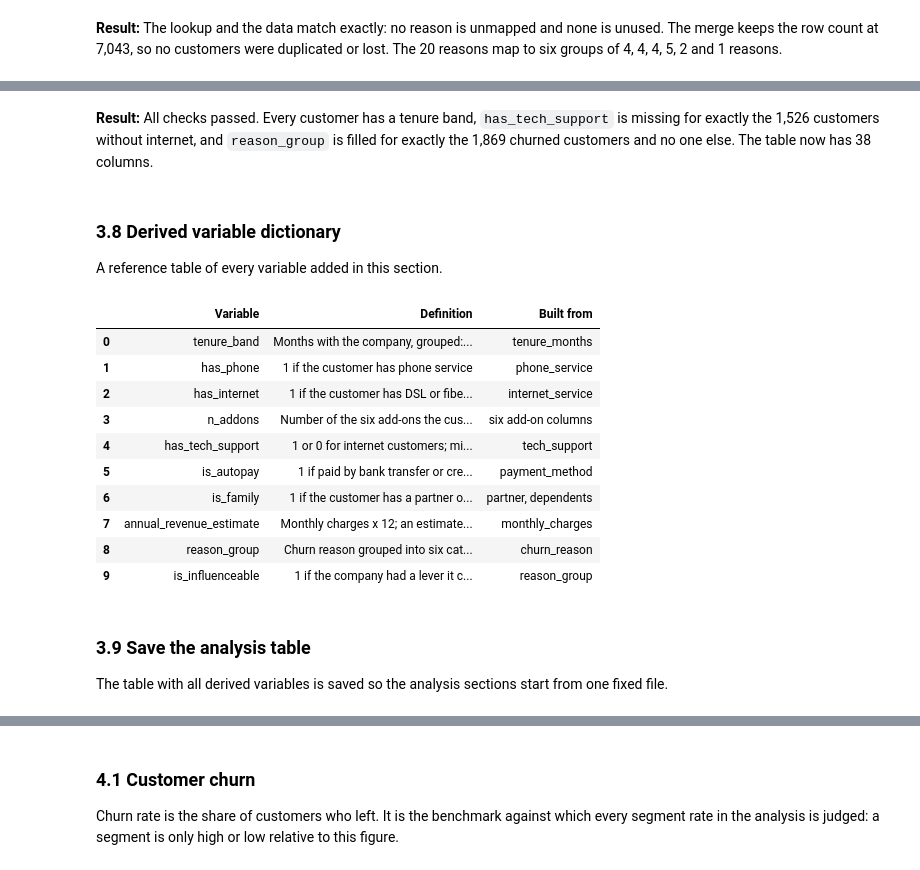
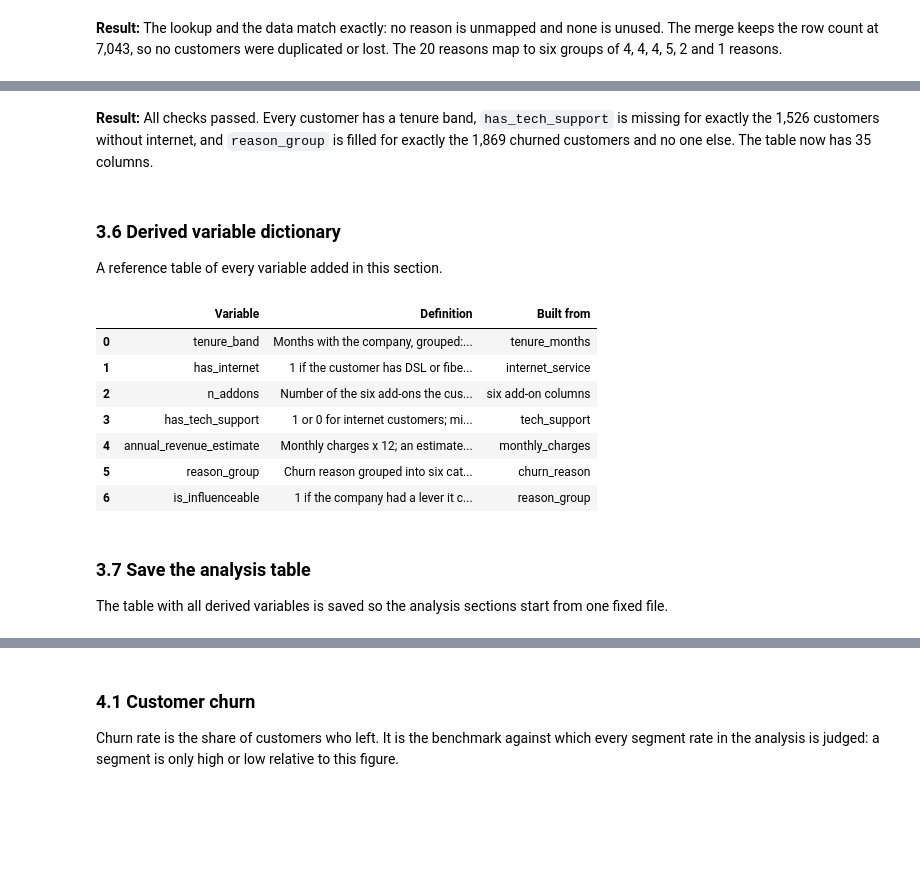
Before and after one commit to FatihaOkesola/telco-churn-revenue-analysis, a Jupyter notebook: Telco_churn.ipynb, the cells around one changed output, grey strips where cells are left out. Cells and saved outputs as stored; diff of their text form; code cells hidden in the pictures; blank space fills up the shorter version.

```diff
--- a/Telco_churn.ipynb
+++ b/Telco_churn.ipynb
@@ -697,37 +728,31 @@ All checks passed. (7043, 38)
 # %% [markdown]
-**Result:** All checks passed. Every customer has a tenure band, `has_tech_support` is missing for exactly the 1,526 customers without internet, and `reason_group` is filled for exactly the 1,869 churned customers and no one else. The table now has 38 columns.
+**Result:** All checks passed. Every customer has a tenure band, `has_tech_support` is missing for exactly the 1,526 customers without internet, and `reason_group` is filled for exactly the 1,869 churned customers and no one else. The table now has 35 columns.
 # %% [markdown]
-### 3.8 Derived variable dictionary
+### 3.6 Derived variable dictionary
 
 A reference table of every variable added in this section.
 # %%
 derived_dictionary = pd.DataFrame([
     ["tenure_band", "Months with the company, grouped: 0-12, 13-24, 25-48, 49-72", "tenure_months"],
-    ["has_phone", "1 if the customer has phone service", "phone_service"],
     ["has_internet", "1 if the customer has DSL or fiber internet", "internet_service"],
     ["n_addons", "Number of the six add-ons the customer has (0 to 6)", "six add-on columns"],
     ["has_tech_support", "1 or 0 for internet customers; missing for customers without internet", "tech_support"],
-    ["is_autopay", "1 if paid by bank transfer or credit card automatically", "payment_method"],
-    ["is_family", "1 if the customer has a partner or dependents", "partner, dependents"],
     ["annual_revenue_estimate", "Monthly charges x 12; an estimate, not recorded revenue", "monthly_charges"],
     ["reason_group", "Churn reason grouped into six categories; churned customers only", "churn_reason"],
     ["is_influenceable", "1 if the company had a lever it could have used for the reason, 0 if not, missing if unknown", "reason_group"],
 ], columns=["Variable", "Definition", "Built from"])
 derived_dictionary
 # %% [output]
 |  | Variable | Definition | Built from |
 | 0 | tenure_band | Months with the company, grouped:... | tenure_months |
-| 1 | has_phone | 1 if the customer has phone service | phone_service |
-| 2 | has_internet | 1 if the customer has DSL or fibe... | internet_service |
-| 3 | n_addons | Number of the six add-ons the cus... | six add-on columns |
-| 4 | has_tech_support | 1 or 0 for internet customers; mi... | tech_support |
-| 5 | is_autopay | 1 if paid by bank transfer or cre... | payment_method |
-| 6 | is_family | 1 if the customer has a partner o... | partner, dependents |
-| 7 | annual_revenue_estimate | Monthly charges x 12; an estimate... | monthly_charges |
-| 8 | reason_group | Churn reason grouped into six cat... | churn_reason |
-| 9 | is_influenceable | 1 if the company had a lever it c... | reason_group |
+| 1 | has_internet | 1 if the customer has DSL or fibe... | internet_service |
+| 2 | n_addons | Number of the six add-ons the cus... | six add-on columns |
+| 3 | has_tech_support | 1 or 0 for internet customers; mi... | tech_support |
+| 4 | annual_revenue_estimate | Monthly charges x 12; an estimate... | monthly_charges |
+| 5 | reason_group | Churn reason grouped into six cat... | churn_reason |
+| 6 | is_influenceable | 1 if the company had a lever it c... | reason_group |
 # %% [markdown]
-### 3.9 Save the analysis table
+### 3.7 Save the analysis table
 
 The table with all derived variables is saved so the analysis sections start from one fixed file.
 # %%
```
Also changed, not shown: parts of 126 cells of this notebook, 12 other files.
